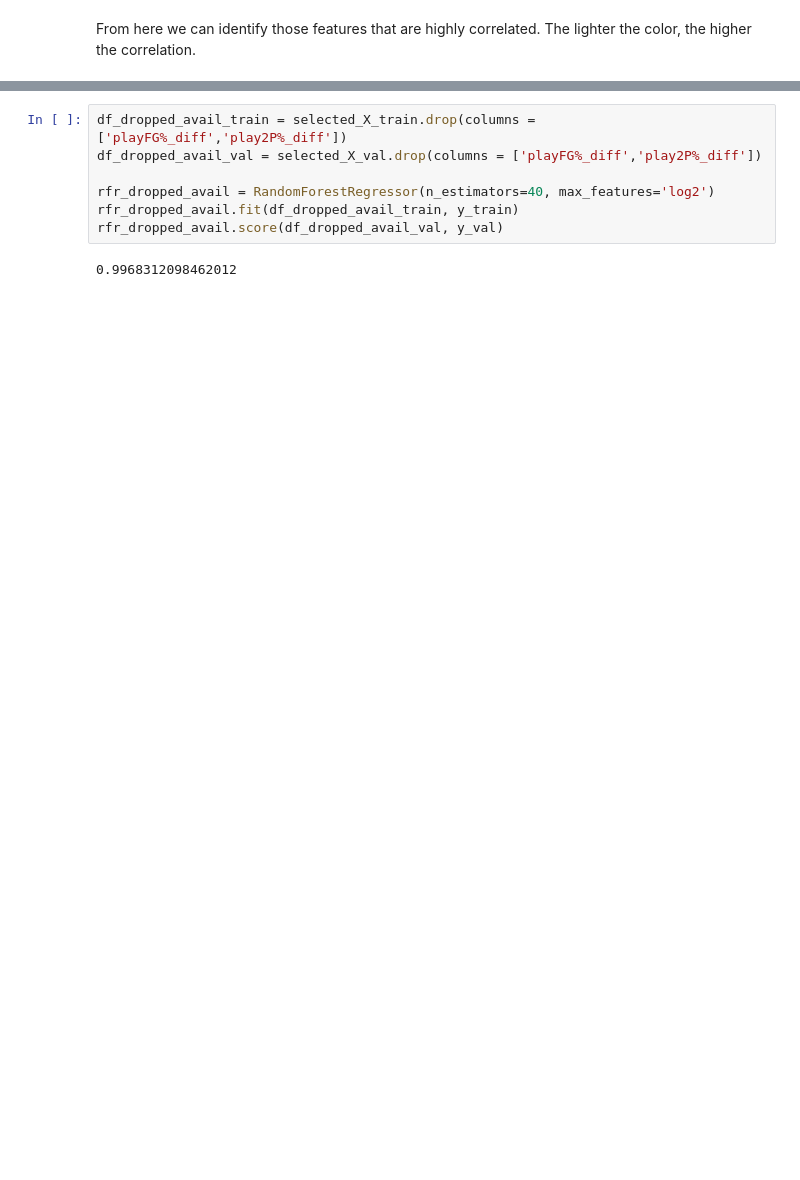
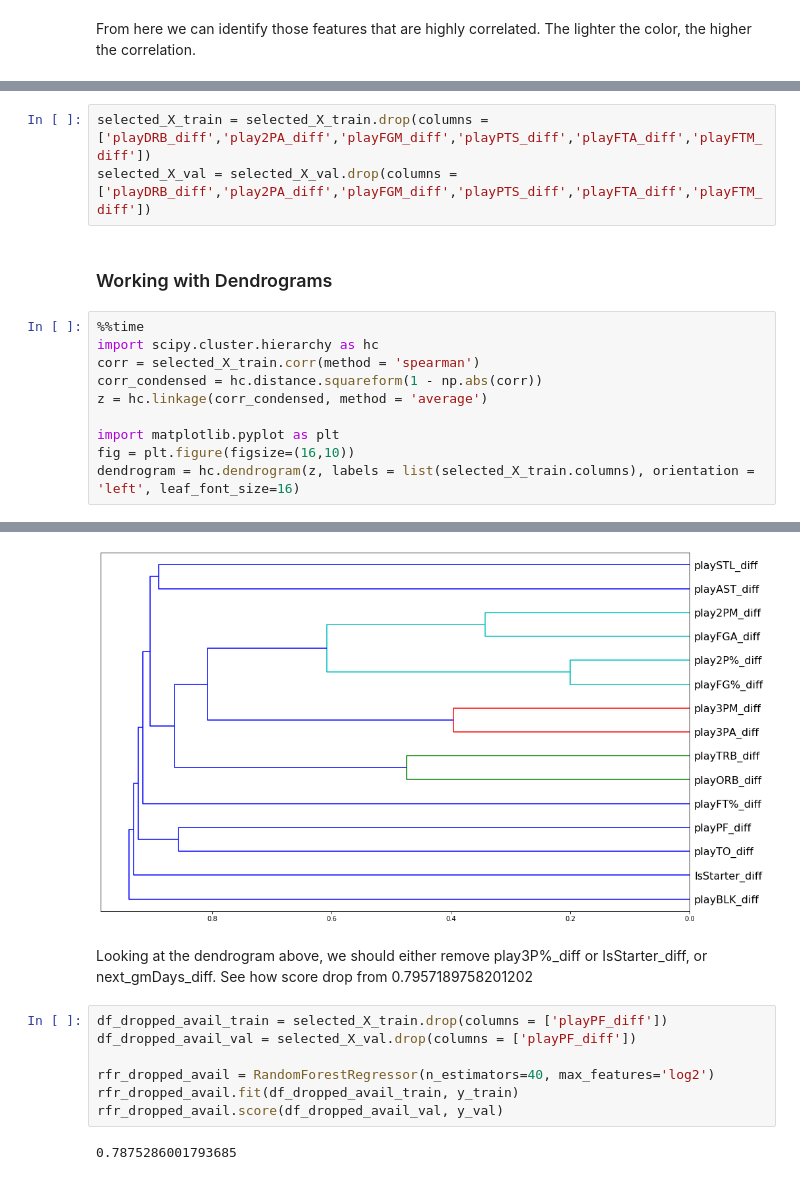
Before and after one commit to Johnnydaszhu/Data-Science, a Jupyter notebook: Final_Project/2-feature-selection.ipynb, the cells around one changed output, grey strips where cells are left out. Saved outputs shown, nothing was run; the diff lists cells and outputs as text; blank space fills up the shorter version.

Commit message:
Dendrograms

```diff
--- a/Final_Project/2-feature-selection.ipynb
+++ b/Final_Project/2-feature-selection.ipynb
@@ -252,0 +277,16 @@ If we try various permutations of removing one or more of our availability featu
+# %%
+selected_X_train = selected_X_train.drop(columns = ['playDRB_diff','play2PA_diff','playFGM_diff','playPTS_diff','playFTA_diff','playFTM_diff'])
+selected_X_val = selected_X_val.drop(columns = ['playDRB_diff','play2PA_diff','playFGM_diff','playPTS_diff','playFTA_diff','playFTM_diff'])
+# %% [markdown]
+### Working with Dendrograms
+# %%
+%%time
+import scipy.cluster.hierarchy as hc
+corr = selected_X_train.corr(method = 'spearman')
+corr_condensed = hc.distance.squareform(1 - np.abs(corr))
+z = hc.linkage(corr_condensed, method = 'average')
+
+import matplotlib.pyplot as plt
+fig = plt.figure(figsize=(16,10))
+dendrogram = hc.dendrogram(z, labels = list(selected_X_train.columns), orientation = 'left', leaf_font_size=16)
+# %% [output]
@@ -253,10 +295,14 @@ If we try various permutations of removing one or more of our availability featu
+[figure, added]
+# %% [markdown]
+Looking at the dendrogram above, we should either remove play3P%_diff or IsStarter_diff, or next_gmDays_diff.
+See how score drop from 0.7957189758201202
 # %%
-df_dropped_avail_train = selected_X_train.drop(columns = ['playFG%_diff','play2P%_diff'])
-df_dropped_avail_val = selected_X_val.drop(columns = ['playFG%_diff','play2P%_diff'])
+df_dropped_avail_train = selected_X_train.drop(columns = ['playPF_diff'])
+df_dropped_avail_val = selected_X_val.drop(columns = ['playPF_diff'])
 
 rfr_dropped_avail = RandomForestRegressor(n_estimators=40, max_features='log2')
 rfr_dropped_avail.fit(df_dropped_avail_train, y_train)
 rfr_dropped_avail.score(df_dropped_avail_val, y_val)
 # %% [output]
-0.9968312098462012
+0.7875286001793685
 # %%
```
Also changed, not shown: parts of 38 cells of this notebook, 2 other files.
